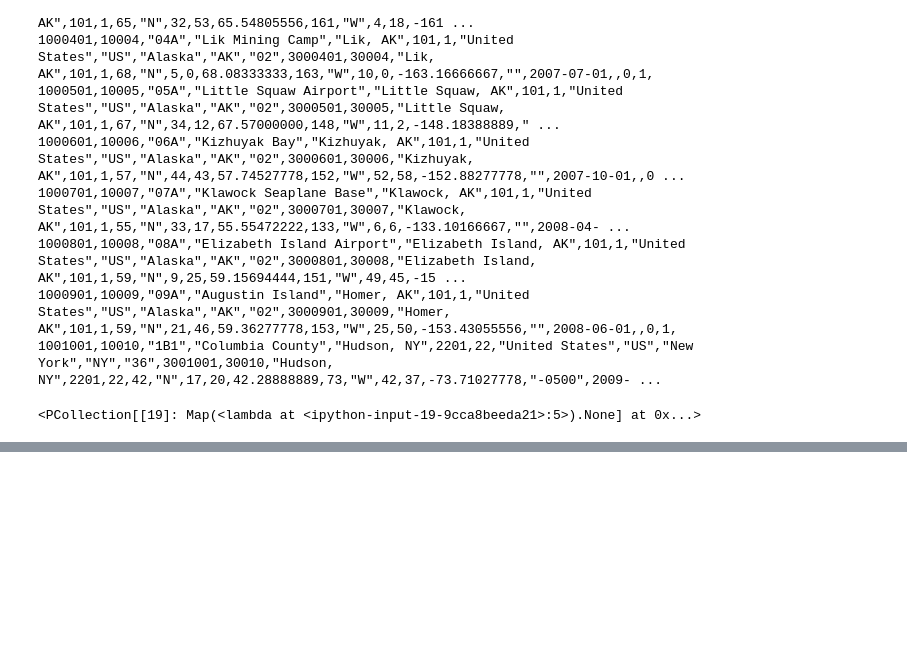
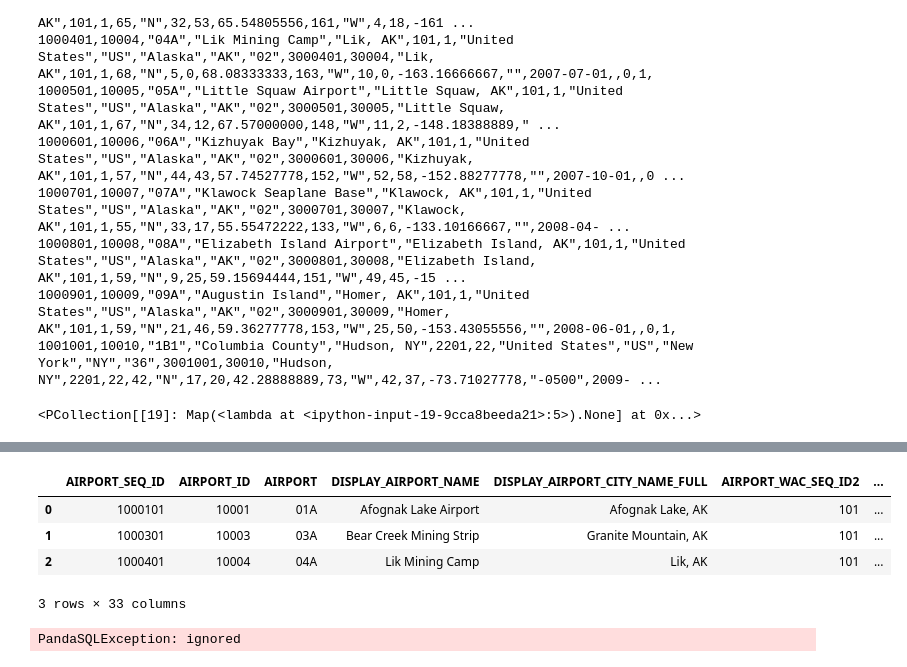
Before and after one commit to prakharsrivastava/powerbi, a Jupyter notebook: Data_Science_on_Google_Cloud_Platform_2.ipynb, the cells around one changed output, grey strips where cells are left out. Drawn from its saved outputs; the diff is of its cells as text; code cells hidden in the pictures; blank space fills up the shorter version.

```diff
--- a/Data_Science_on_Google_Cloud_Platform_2.ipynb
+++ b/Data_Science_on_Google_Cloud_Platform_2.ipynb
@@ -302,0 +296,11 @@ AIRPORT_SEQ_ID,LATITUDE,LONGITUDE
+# %%
+
+airportdf = pd.read_csv('airports.csv',low_memory=False)
+q = "SELECT * FROM airportdf LIMIT 3"
+sqldf(q, globals())
+# %% [output]
+|  | AIRPORT_SEQ_ID | AIRPORT_ID | AIRPORT | DISPLAY_AIRPORT_NAME | DISPLAY_AIRPORT_CITY_NAME_FULL | AIRPORT_WAC_SEQ_ID2 | ... |
+| 0 | 1000101 | 10001 | 01A | Afognak Lake Airport | Afognak Lake, AK | 101 | ... |
+| 1 | 1000301 | 10003 | 03A | Bear Creek Mining Strip | Granite Mountain, AK | 101 | ... |
+| 2 | 1000401 | 10004 | 04A | Lik Mining Camp | Lik, AK | 101 | ... |
+3 rows × 33 columns
@@ -302,0 +310,6 @@ AIRPORT_SEQ_ID,LATITUDE,LONGITUDE
+# %%
+
+q = "SELECT  case  when DepDelay < 15 AND ArrDelay < 15 then count(1)  end 'true_positives', case  when DepDelay < 15 AND ArrDelay >= 15 then count(1)   end 'false_positives', case when DepDelay >= 15 AND ArrDelay < 15 then count(1) end 'false_negatives' , case  when DepDelay >= 15 AND ArrDelay >= 15 then count(1)  end 'true_negatives',  COUNT(*) AS total  FROM nyc WHERE ArrDelay IS NOT NULL AND DepDelay IS NOT NULL"
+sqldf(q, globals())
+# %% [output]
+PandaSQLException: ignored
```
Also changed, not shown: parts of 10 cells of this notebook.
